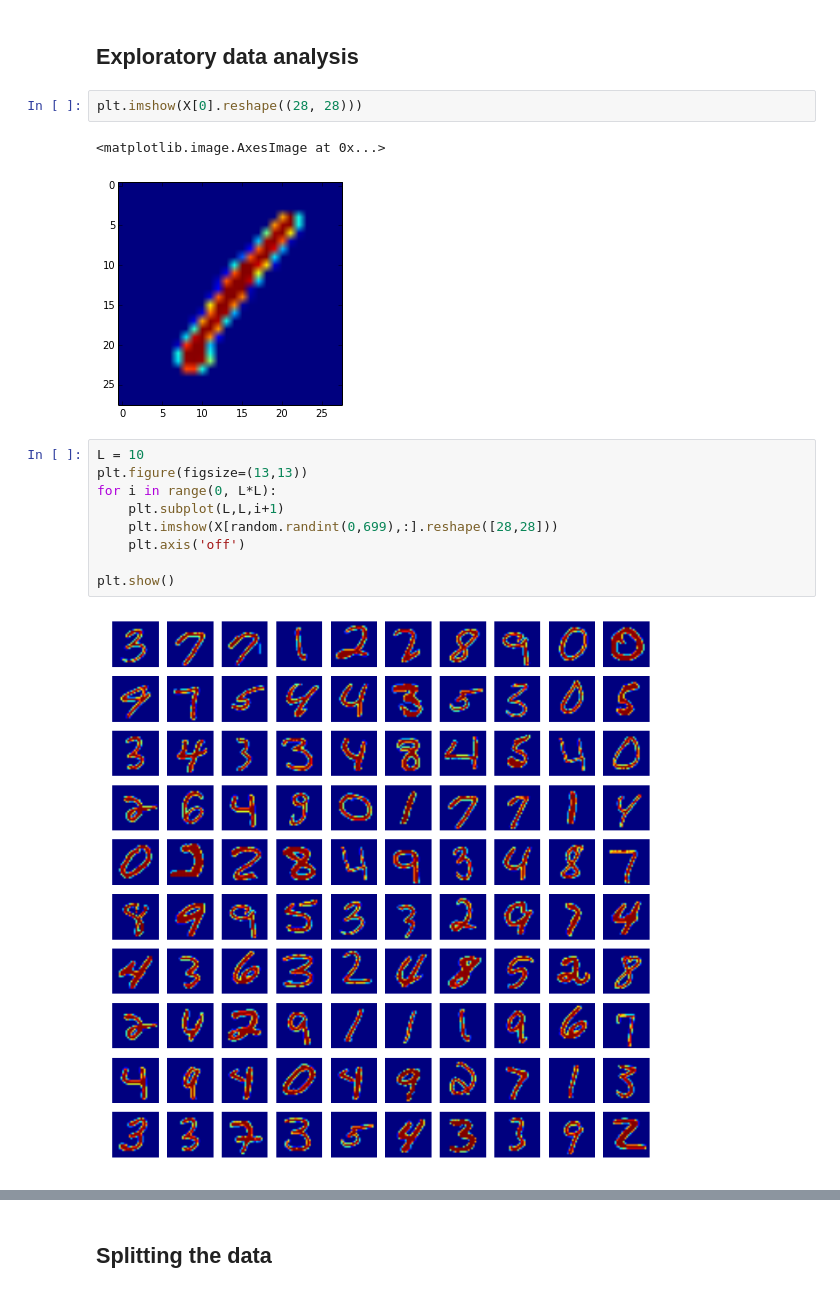
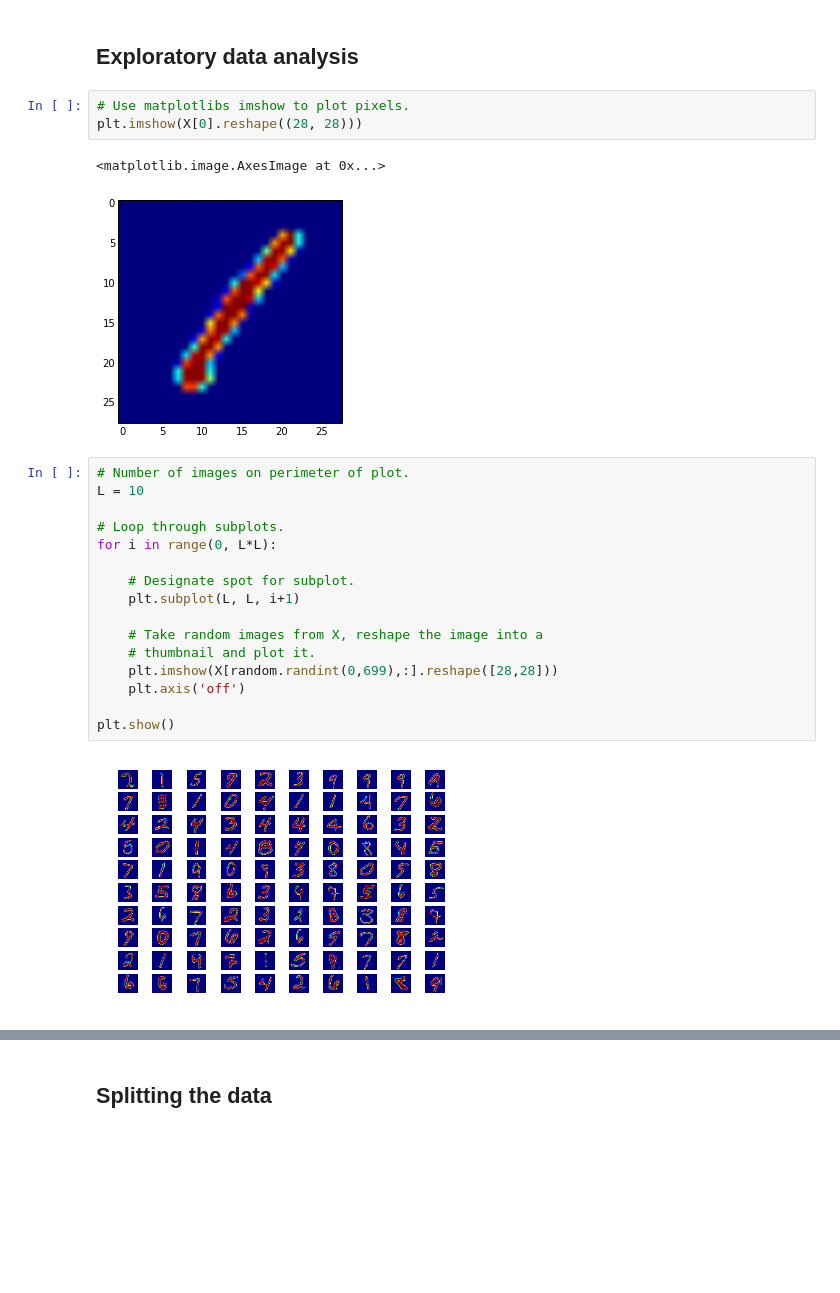
Before and after one commit to chrisdaly/Digit-Recognizer, a Jupyter notebook: notebooks/analysis.ipynb, the cells around one changed output, grey strips where cells are left out. Saved outputs shown, nothing was run; the diff lists cells and outputs as text; blank space fills up the shorter version.

```diff
--- a/notebooks/analysis.ipynb
+++ b/notebooks/analysis.ipynb
@@ -117,19 +108,27 @@ The reduced data files contains 999 instances of digits. The first column "label
 # %% [markdown]
 ## Exploratory data analysis
 # %%
+# Use matplotlibs imshow to plot pixels.
 plt.imshow(X[0].reshape((28, 28)))
 # %% [output]
 <matplotlib.image.AxesImage at 0x...>
 [figure]
 # %%
+# Number of images on perimeter of plot.
 L = 10
-plt.figure(figsize=(13,13))
+
+# Loop through subplots.
 for i in range(0, L*L):
-    plt.subplot(L,L,i+1)
+
+    # Designate spot for subplot.
+    plt.subplot(L, L, i+1)
+
+    # Take random images from X, reshape the image into a
+    # thumbnail and plot it.
     plt.imshow(X[random.randint(0,699),:].reshape([28,28]))
     plt.axis('off')
 
 plt.show()
 # %% [output]
-[figure, old version]
+[figure, new version]
 # %%
```
Also changed, not shown: parts of 34 cells of this notebook, 2 other files.
